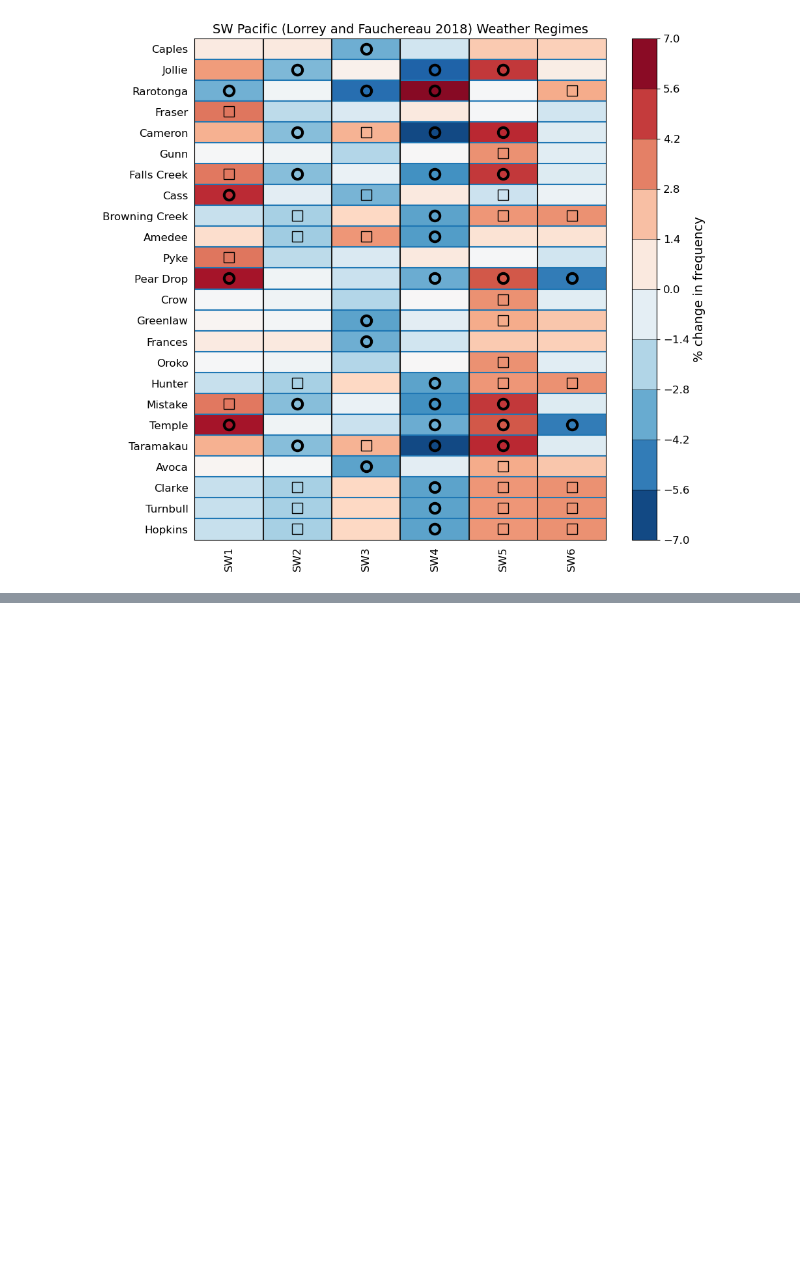
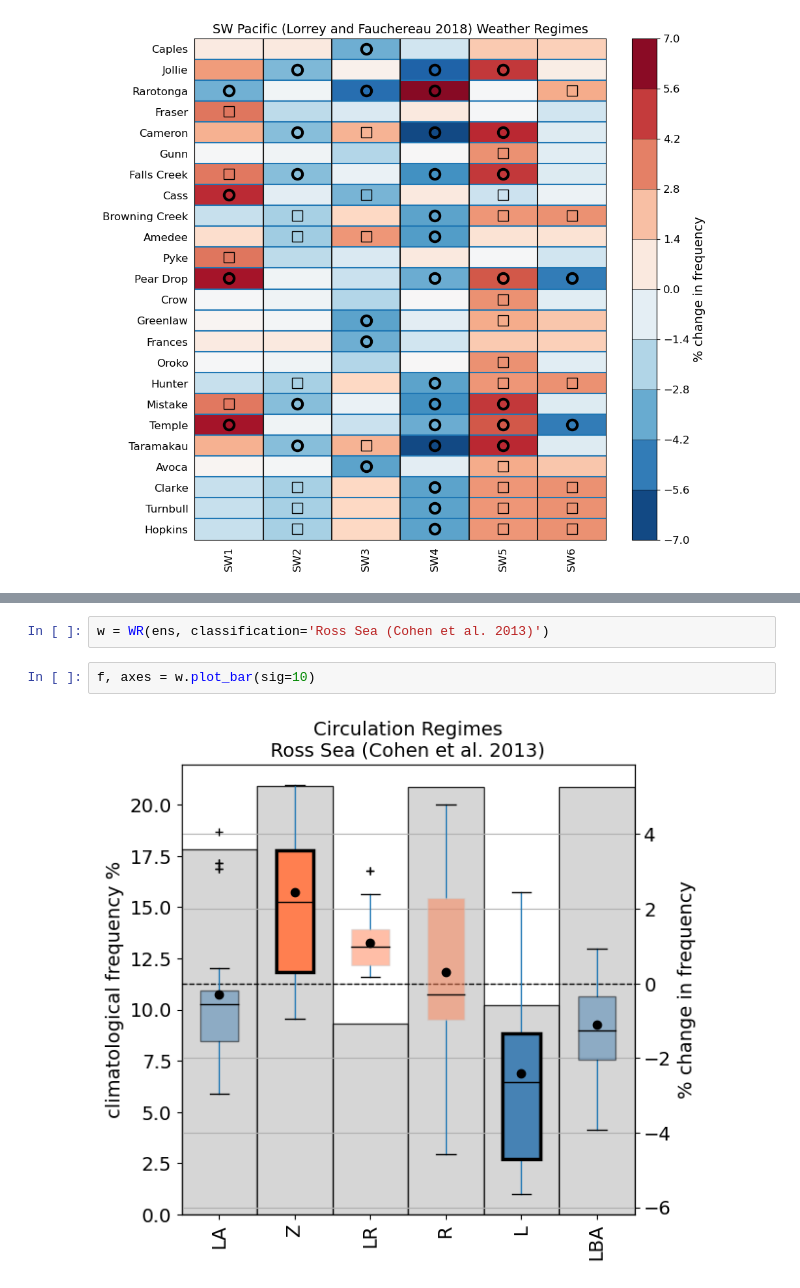
Before and after one commit to nicolasfauchereau/PICT_notebooks, a Jupyter notebook: notebooks/WR_ensemble.ipynb, the cells around one changed output, grey strips where cells are left out. Saved outputs shown, nothing was run; the diff lists cells and outputs as text; blank space fills up the shorter version.

```diff
--- a/notebooks/WR_ensemble.ipynb
+++ b/notebooks/WR_ensemble.ipynb
@@ -90,0 +78,6 @@ w.df_probs
+# %%
+w = WR(ens, classification='Ross Sea (Cohen et al. 2013)')
+# %%
+f, axes = w.plot_bar(sig=10)
+# %% [output]
+[figure, added]
```
Also changed, not shown: parts of 4 cells of this notebook, 4 other files.
